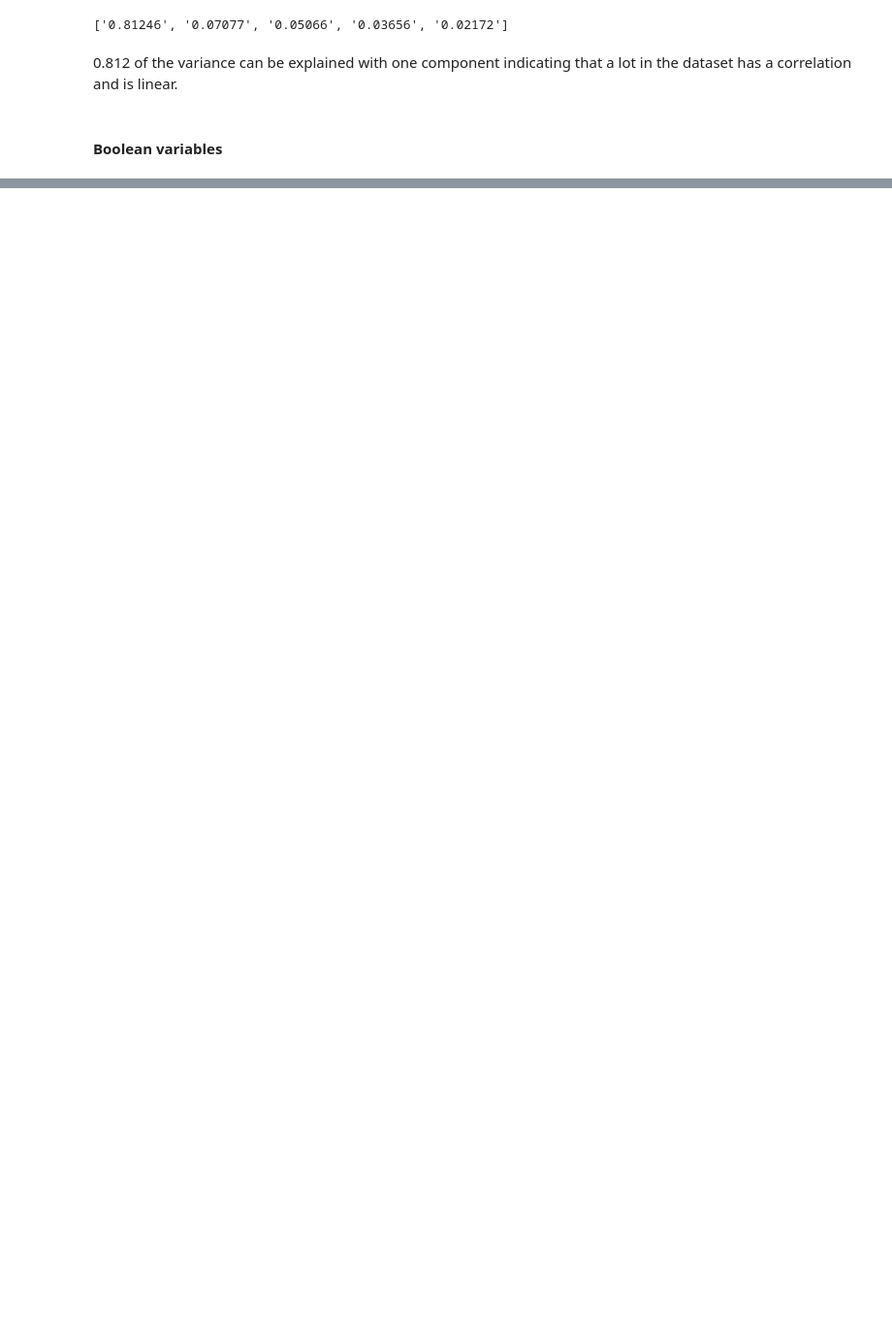
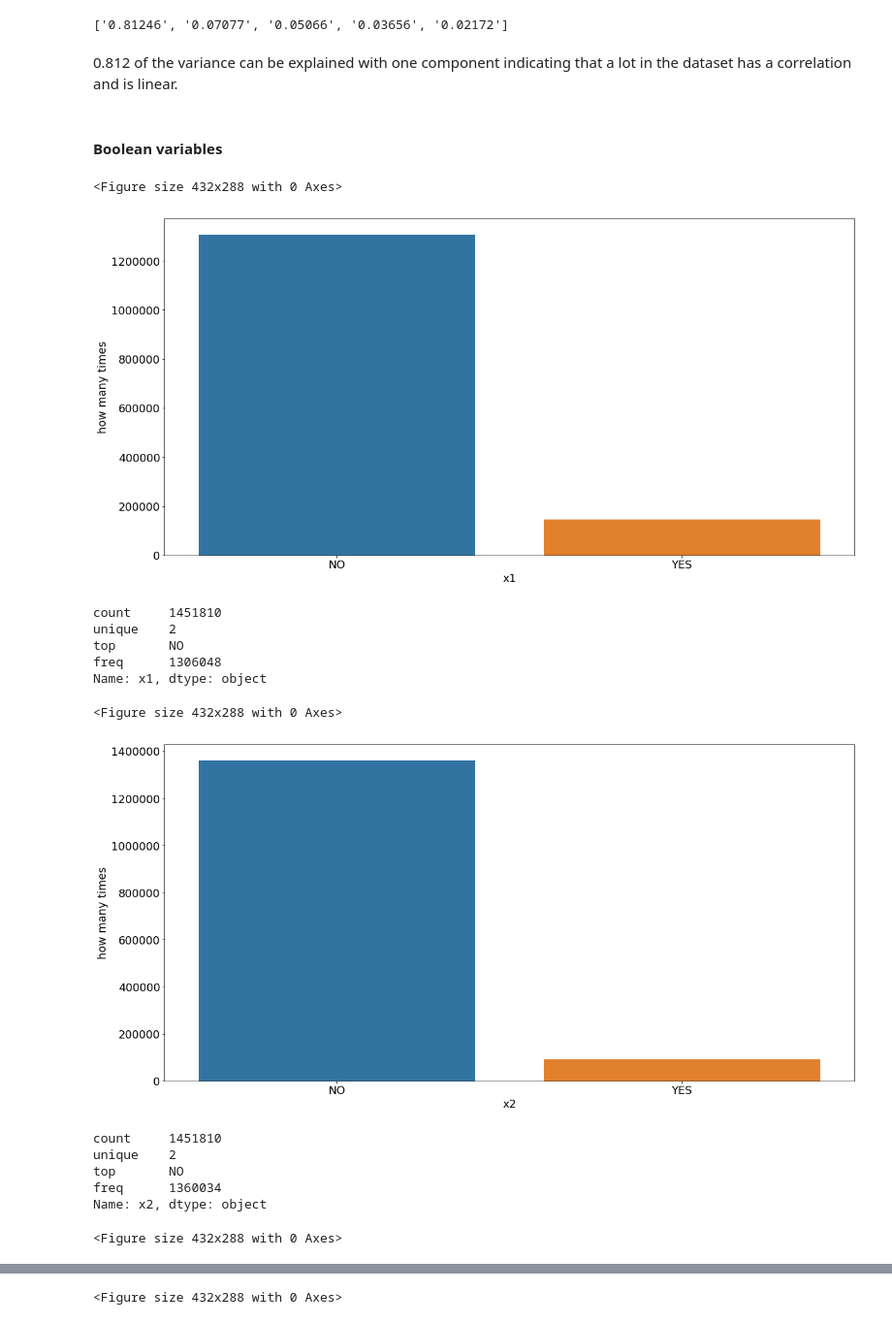
Before and after one commit to felipe-dossantos-dev/mlnd-capstone-tradeshift, a Jupyter notebook: notebooks/capstone-report.ipynb, the cells around one changed output, grey strips where cells are left out. Shown at 97% size. Cells and saved outputs as stored; diff of their text form; code cells hidden in the pictures; blank space fills up the shorter version.

Commit message:
finishing the Exploratory Visualization

```diff
--- a/notebooks/capstone-report.ipynb
+++ b/notebooks/capstone-report.ipynb
@@ -624,3 +624,24 @@ pca.fit(pca_features[meta[(meta.category == 'height') | (meta.category == 'width
 0.812 of the variance can be explained with one component indicating that a lot in the dataset has a correlation and is linear.
 # %% [markdown]
 #### Boolean variables <a class="anchor" id="boolean_variables"></a>
+# %%
+for v in bool_vars:
+    feature = train_features[v]
+    pl.categorical(train_features, v)
+    print(feature.describe())
+# %% [output]
+<Figure size 432x288 with 0 Axes>
+[figure, added]
+count     1451810
+unique    2
+top       NO
+freq      1306048
+Name: x1, dtype: object
+<Figure size 432x288 with 0 Axes>
+[figure, added]
+count     1451810
+unique    2
+top       NO
+freq      1360034
+Name: x2, dtype: object
+<Figure size 432x288 with 0 Axes>
@@ -626,0 +654 @@ pca.fit(pca_features[meta[(meta.category == 'height') | (meta.category == 'width
+<Figure size 432x288 with 0 Axes>
```
Also changed, not shown: parts of 10 cells of this notebook, 1 other file.
